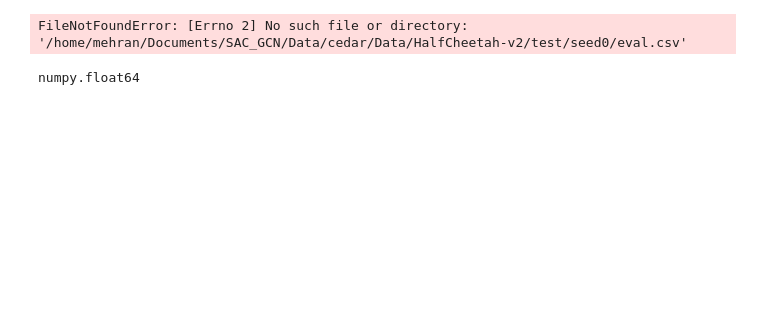
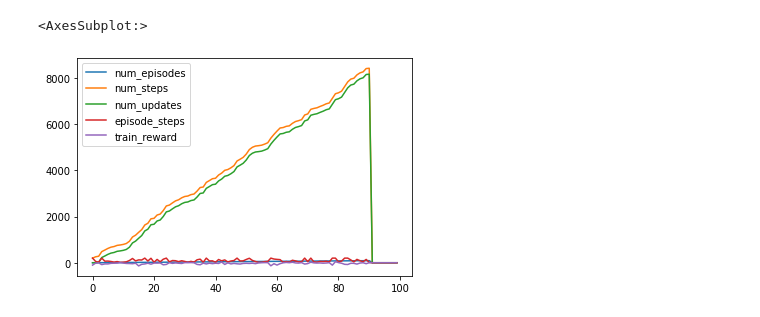
Before and after one commit to MehranTaghian/SAC_GCN, a Jupyter notebook: test.ipynb, the cells around one changed output. Saved outputs shown, nothing was run; the diff lists cells and outputs as text; code cells hidden in the pictures; blank space fills up the shorter version.

Commit message:
Revert "Data added to data branch"
This reverts commit d93a602ec9e3dc216baa135044c29cc1470e31ff.

```diff
--- a/test.ipynb
+++ b/test.ipynb
@@ -18,8 +361,5 @@ import pandas as pd
 # %%
-data = pd.read_csv('/home/mehran/Documents/SAC_GCN/Data/cedar/Data/HalfCheetah-v2/test/seed0/eval.pkl')
+pd.read_csv('/home/mehran/Documents/SAC_GCN/Data/AntEnvGraph-v0/standard/seed0/train.csv')
 # %% [output]
-FileNotFoundError: [Errno 2] No such file or directory: '/home/mehran/Documents/SAC_GCN/Data/cedar/Data/HalfCheetah-v2/test/seed0/eval.csv'
+<AxesSubplot:>
+[figure, added]
-# %%
-type(data.iloc[0,3])
-# %% [output]
-numpy.float64
```
Also changed, not shown: parts of 67 cells of this notebook, 3 other files.
